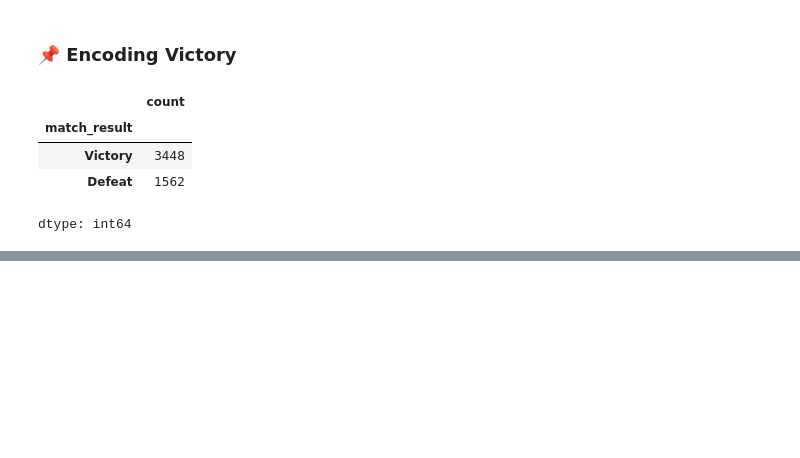
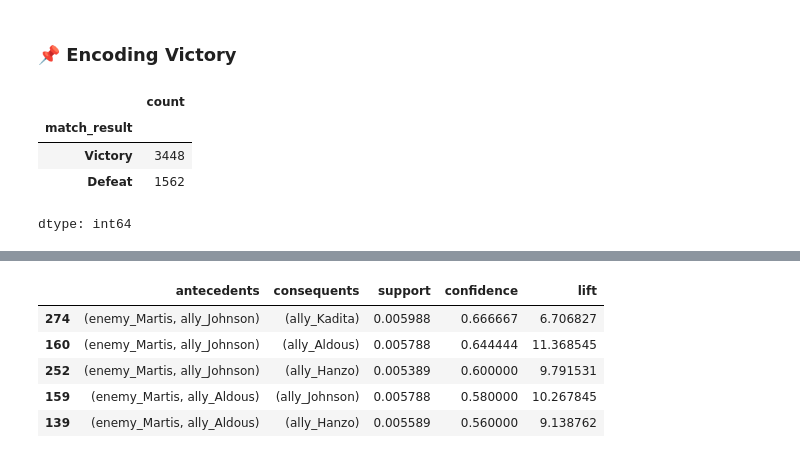
Before and after one commit to renasyan/datmin-tubes-mlbb, a Jupyter notebook: TUBES_DATMIN_MOBILE_LEGEND.ipynb, the cells around one changed output, grey strips where cells are left out. Cells and saved outputs as stored; diff of their text form; code cells hidden in the pictures; blank space fills up the shorter version.

```diff
--- a/TUBES_DATMIN_MOBILE_LEGEND.ipynb
+++ b/TUBES_DATMIN_MOBILE_LEGEND.ipynb
@@ -282,0 +351,3 @@ dtype: int64
+# %%
+item_columns = [col for col in df.columns if col.startswith('ally_') or col.startswith('enemy_')]
+item_columns
@@ -282,0 +389,18 @@ dtype: int64
+# %%
+df_train_items = df[item_columns]
+# %%
+from mlxtend.frequent_patterns import apriori, association_rules
+
+
+frequent_itemsets = apriori(df_train_items, min_support=0.005, use_colnames=True)
+
+# 2. Hasil frequent_itemsets: DataFrame dengan kolom 'itemsets' (frozenset) dan 'support'
+print("Frequent Itemsets:")
+print(frequent_itemsets)
+
+# 3. Bangun aturan asosiatif berdasarkan frequent_itemsets
+rules_all = association_rules(frequent_itemsets, metric="confidence", min_threshold=0.2)
+
+# 4. Hasil rules_all: DataFrame dengan kolom ['antecedents', 'consequents', 'support', 'confidence', 'lift', ...]
+print("Contoh Beberapa Aturan Asosiatif:")
+print(rules_all[['antecedents', 'consequents', 'support', 'confidence', 'lift']])
@@ -282,0 +425,9 @@ dtype: int64
+# %%
+def cari_counter(rules_df, hero_lawan, min_conf=0.5, min_lift=0):
+    hasil = rules_df[
+        rules_df['antecedents'].apply(lambda x: any(hero_lawan == i for i in x)) &
+        rules_df['consequents'].apply(lambda x: any('ally_' in i for i in x)) &
+        (rules_df['confidence'] >= min_conf) &
+        (rules_df['lift'] >= min_lift)
+    ]
+    return hasil[['antecedents', 'consequents', 'support', 'confidence', 'lift']].sort_values(by='confidence', ascending=False)
@@ -282,0 +469,9 @@ dtype: int64
+# %%
+cari_counter(rules_all, 'enemy_Martis')
+# %% [output]
+|  | antecedents | consequents | support | confidence | lift |
+| 274 | (enemy_Martis, ally_Johnson) | (ally_Kadita) | 0.005988 | 0.666667 | 6.706827 |
+| 160 | (enemy_Martis, ally_Johnson) | (ally_Aldous) | 0.005788 | 0.644444 | 11.368545 |
+| 252 | (enemy_Martis, ally_Johnson) | (ally_Hanzo) | 0.005389 | 0.600000 | 9.791531 |
+| 159 | (enemy_Martis, ally_Aldous) | (ally_Johnson) | 0.005788 | 0.580000 | 10.267845 |
+| 139 | (enemy_Martis, ally_Aldous) | (ally_Hanzo) | 0.005589 | 0.560000 | 9.138762 |
```
Also changed, not shown: parts of 33 cells of this notebook.
